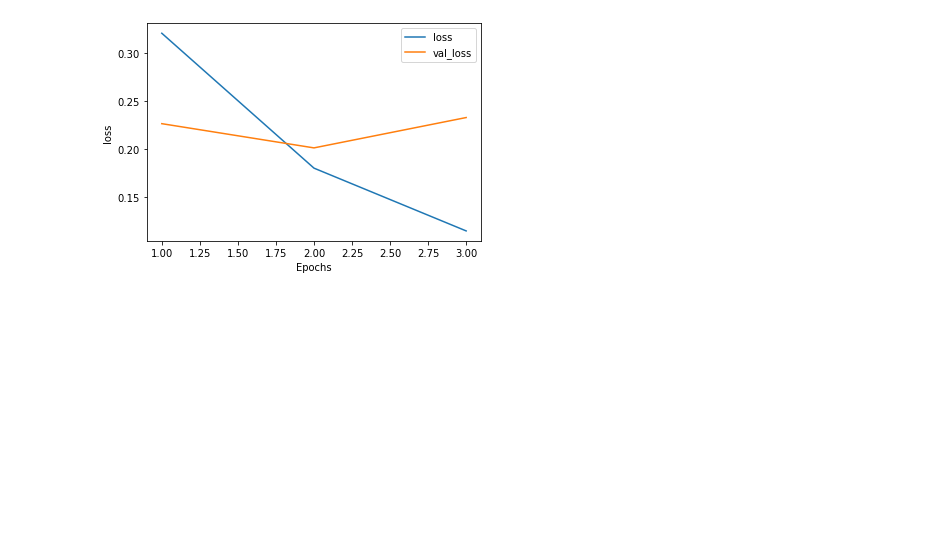
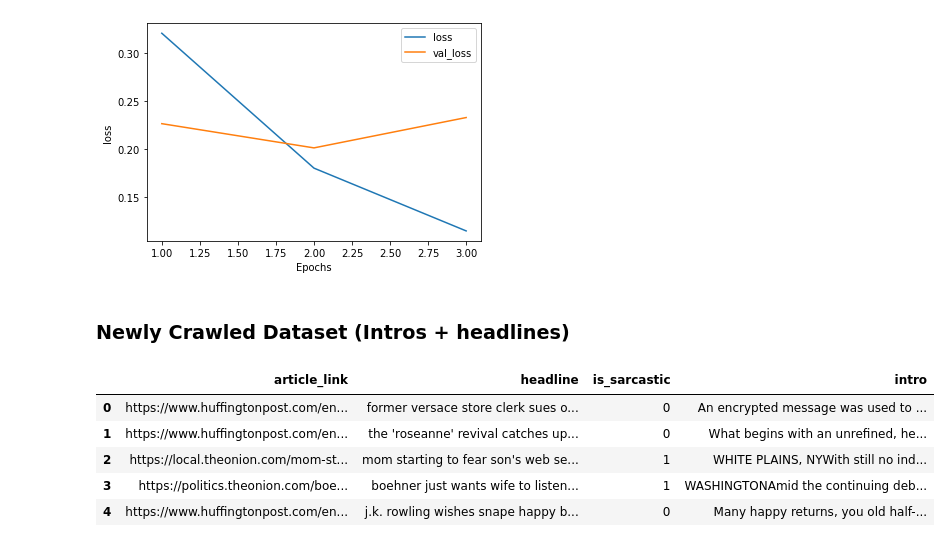
Before and after one commit to shanziSZ/5001_Sarcasm_Headlines, a Jupyter notebook: finetune with DistillBERT.ipynb, the cells around one changed output. Saved outputs shown, nothing was run; the diff lists cells and outputs as text; code cells hidden in the pictures; blank space fills up the shorter version.

Commit message:
updates with new dataset

```diff
--- a/finetune with DistillBERT.ipynb
+++ b/finetune with DistillBERT.ipynb
@@ -111,3 +115,22 @@ plot_graphs(history, 'loss')
 # %% [output]
 [figure]
 [figure]
+# %% [markdown]
+### Newly Crawled Dataset (Intros + headlines)
+# %%
+new_path='./Sarcasm_News_Dataset_handled_cut.json'
+new_data = pd.read_json(open(new_path, 'r', encoding="utf8"), lines=True)
+intros = new_data.intro.values
+headlines = new_data.headline.values
+for i in range(len(intros)):
+  if intros[i] == '':
+    intros[i] = headlines[i]
+labels = new_data.is_sarcastic.values
+new_data.head()
+# %% [output]
+|  | article_link | headline | is_sarcastic | intro |
+| 0 | https://www.huffingtonpost.com/en... | former versace store clerk sues o... | 0 | An encrypted message was used to ... |
+| 1 | https://www.huffingtonpost.com/en... | the 'roseanne' revival catches up... | 0 | What begins with an unrefined, he... |
+| 2 | https://local.theonion.com/mom-st... | mom starting to fear son's web se... | 1 | WHITE PLAINS, NYWith still no ind... |
+| 3 | https://politics.theonion.com/boe... | boehner just wants wife to listen... | 1 | WASHINGTONAmid the continuing deb... |
+| 4 | https://www.huffingtonpost.com/en... | j.k. rowling wishes snape happy b... | 0 | Many happy returns, you old half-... |
```
Also changed, not shown: parts of 9 cells of this notebook.
